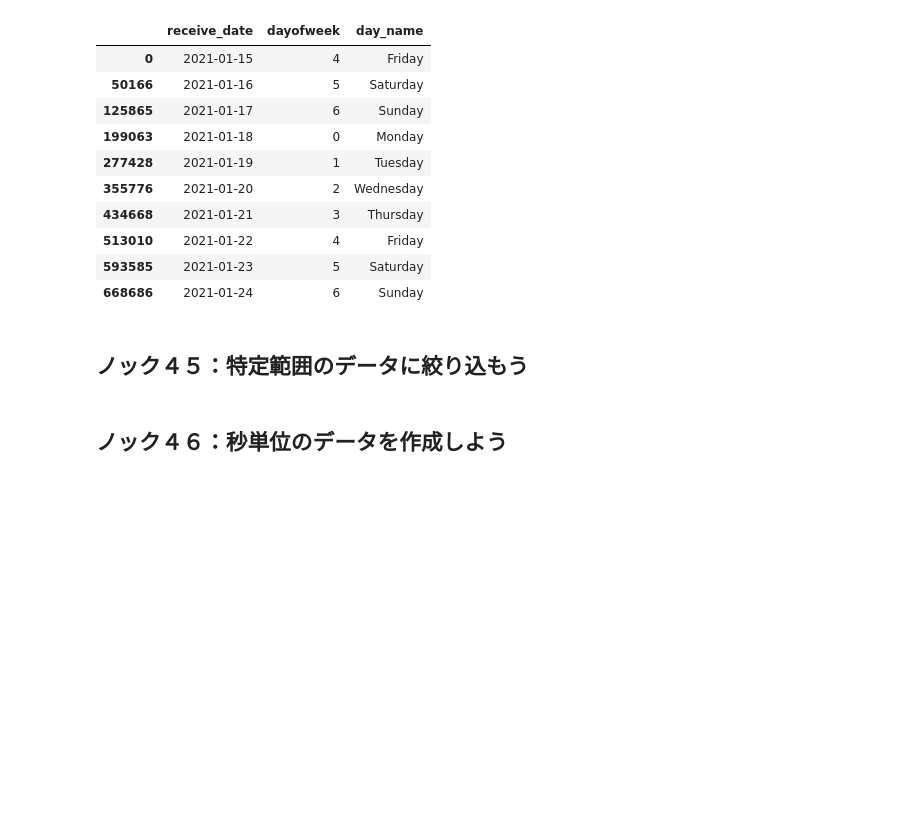
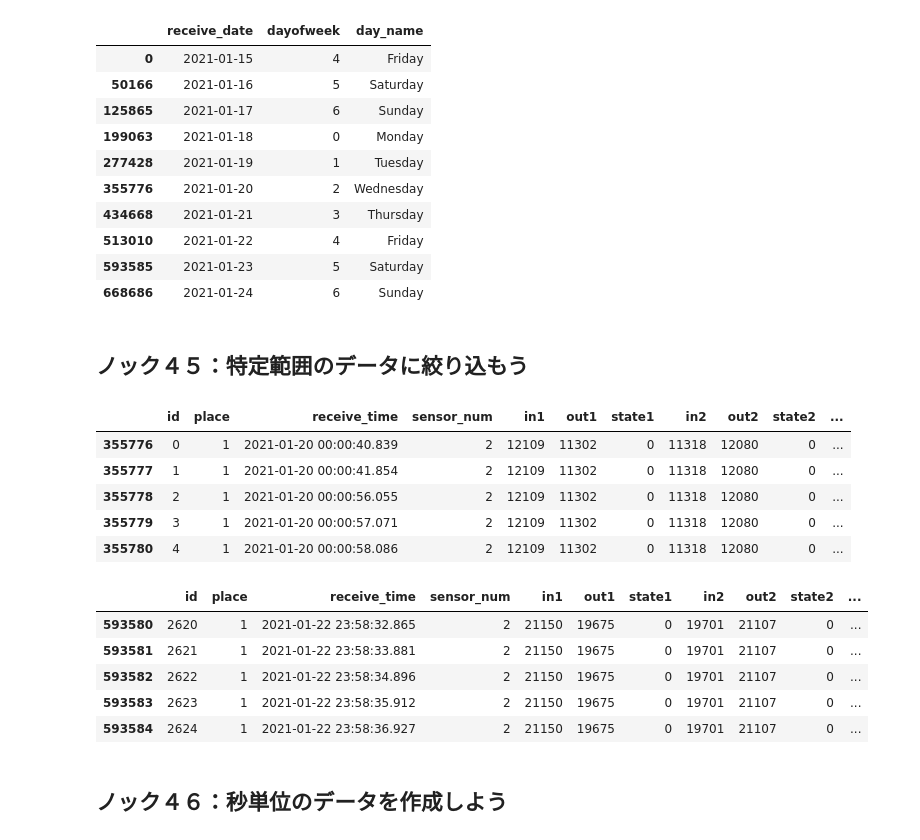
Before and after one commit to shake345/Python100knock, a Jupyter notebook: 3章_加工.ipynb, the cells around one changed output. Drawn from its saved outputs; the diff is of its cells as text; code cells hidden in the pictures; blank space fills up the shorter version.

```diff
--- a/3章_加工.ipynb
+++ b/3章_加工.ipynb
@@ -189,5 +189,23 @@ data[['receive_date','dayofweek','day_name']].drop_duplicates(subset='receive_da
 | 668686 | 2021-01-24 | 6 | Sunday |
 # %% [markdown]
 ## ノック４５：特定範囲のデータに絞り込もう
+# %%
+import datetime as dt
+data_extract = data.loc[(data['receive_time']>=dt.datetime(2021,1,20))&(data['receive_time']<dt.datetime(2021,1,23))].copy()
+display(data_extract.head())
+display(data_extract.tail())
+# %% [output]
+|  | id | place | receive_time | sensor_num | in1 | out1 | state1 | in2 | out2 | state2 | ... |
+| 355776 | 0 | 1 | 2021-01-20 00:00:40.839 | 2 | 12109 | 11302 | 0 | 11318 | 12080 | 0 | ... |
+| 355777 | 1 | 1 | 2021-01-20 00:00:41.854 | 2 | 12109 | 11302 | 0 | 11318 | 12080 | 0 | ... |
+| 355778 | 2 | 1 | 2021-01-20 00:00:56.055 | 2 | 12109 | 11302 | 0 | 11318 | 12080 | 0 | ... |
+| 355779 | 3 | 1 | 2021-01-20 00:00:57.071 | 2 | 12109 | 11302 | 0 | 11318 | 12080 | 0 | ... |
+| 355780 | 4 | 1 | 2021-01-20 00:00:58.086 | 2 | 12109 | 11302 | 0 | 11318 | 12080 | 0 | ... |
+|  | id | place | receive_time | sensor_num | in1 | out1 | state1 | in2 | out2 | state2 | ... |
+| 593580 | 2620 | 1 | 2021-01-22 23:58:32.865 | 2 | 21150 | 19675 | 0 | 19701 | 21107 | 0 | ... |
+| 593581 | 2621 | 1 | 2021-01-22 23:58:33.881 | 2 | 21150 | 19675 | 0 | 19701 | 21107 | 0 | ... |
+| 593582 | 2622 | 1 | 2021-01-22 23:58:34.896 | 2 | 21150 | 19675 | 0 | 19701 | 21107 | 0 | ... |
+| 593583 | 2623 | 1 | 2021-01-22 23:58:35.912 | 2 | 21150 | 19675 | 0 | 19701 | 21107 | 0 | ... |
+| 593584 | 2624 | 1 | 2021-01-22 23:58:36.927 | 2 | 21150 | 19675 | 0 | 19701 | 21107 | 0 | ... |
 # %% [markdown]
 ## ノック４６：秒単位のデータを作成しよう
```
Also changed, not shown: parts of 6 cells of this notebook.
